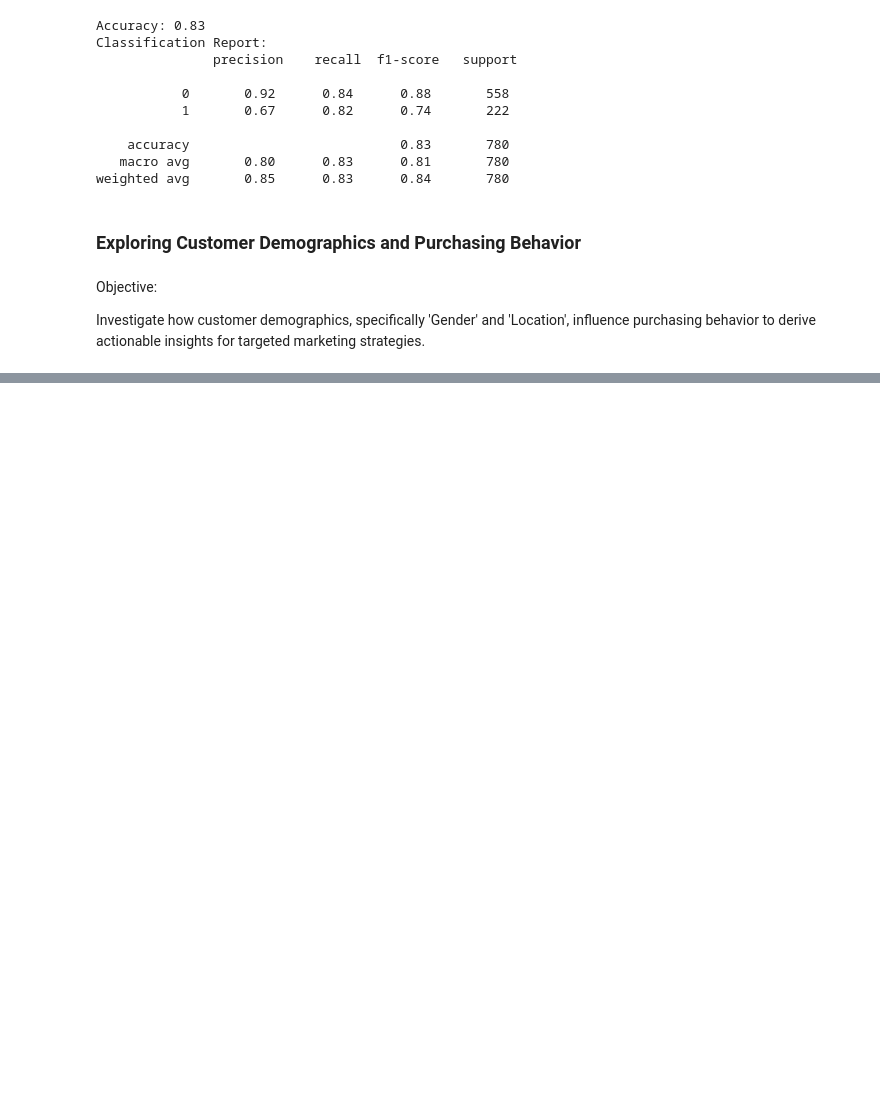
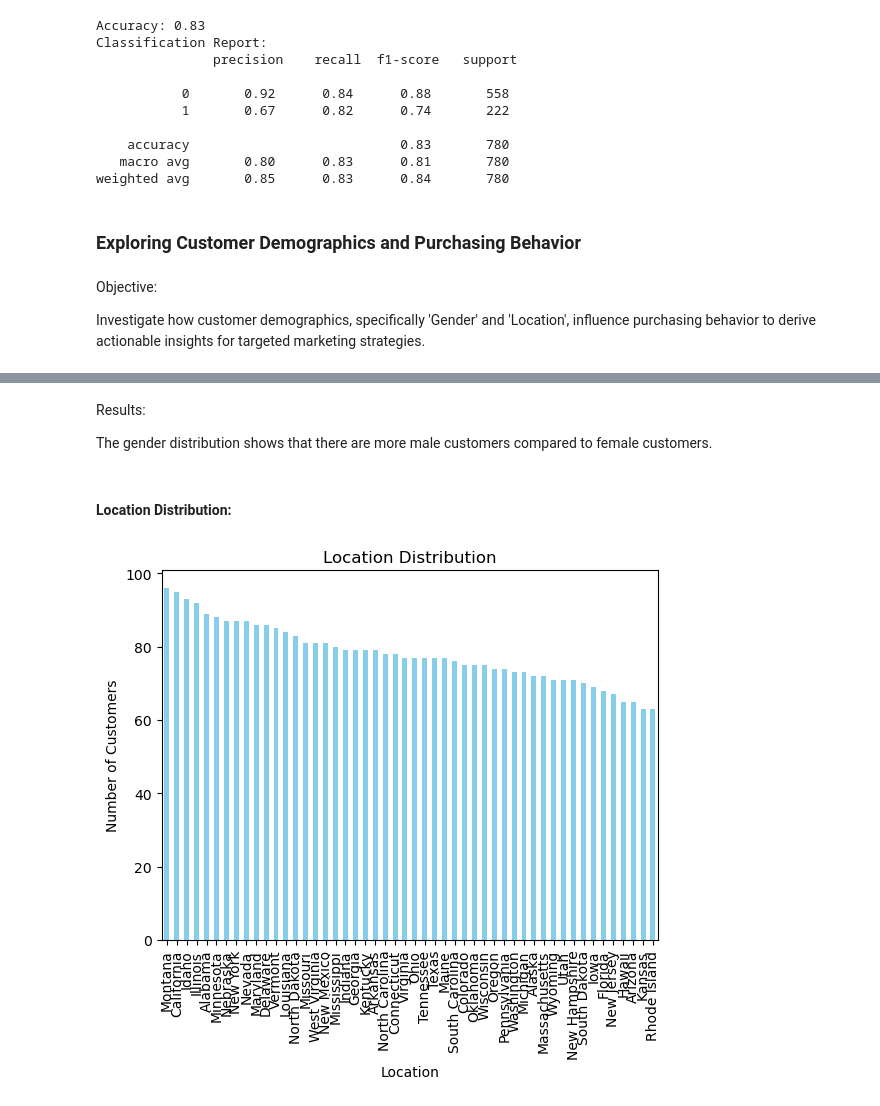
Before and after one commit to Shiraz-Latif/team_project, a Jupyter notebook: src/customer shopping behavior analysis.ipynb, the cells around one changed output, grey strips where cells are left out. Cells and saved outputs as stored; diff of their text form; code cells hidden in the pictures; blank space fills up the shorter version.

```diff
--- a/src/customer shopping behavior analysis.ipynb
+++ b/src/customer shopping behavior analysis.ipynb
@@ -635,0 +502,14 @@ y = cust_data['Purchase Amount (USD)']   # Target variable
+# %% [markdown]
+Results:
+
+The gender distribution shows that there are more male customers compared to female customers.
+# %% [markdown]
+#### Location Distribution:
+# %%
+location_counts = cust_data['Location'].value_counts()
+location_counts.plot(kind='bar', title='Location Distribution', color='skyblue')
+plt.xlabel('Location')
+plt.ylabel('Number of Customers')
+plt.show()
+# %% [output]
+[figure, added]
```
Also changed, not shown: parts of 27 cells of this notebook.
